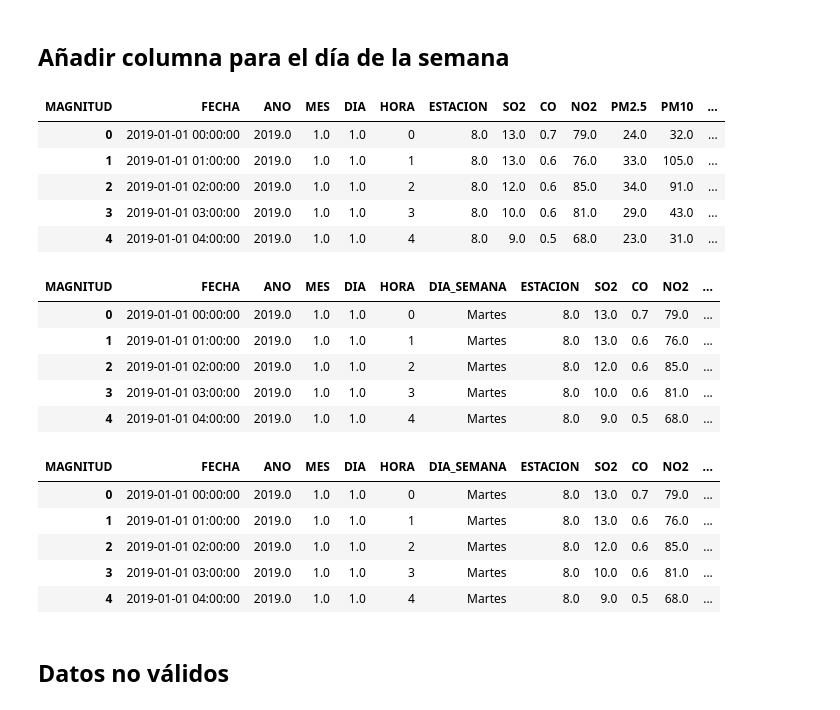
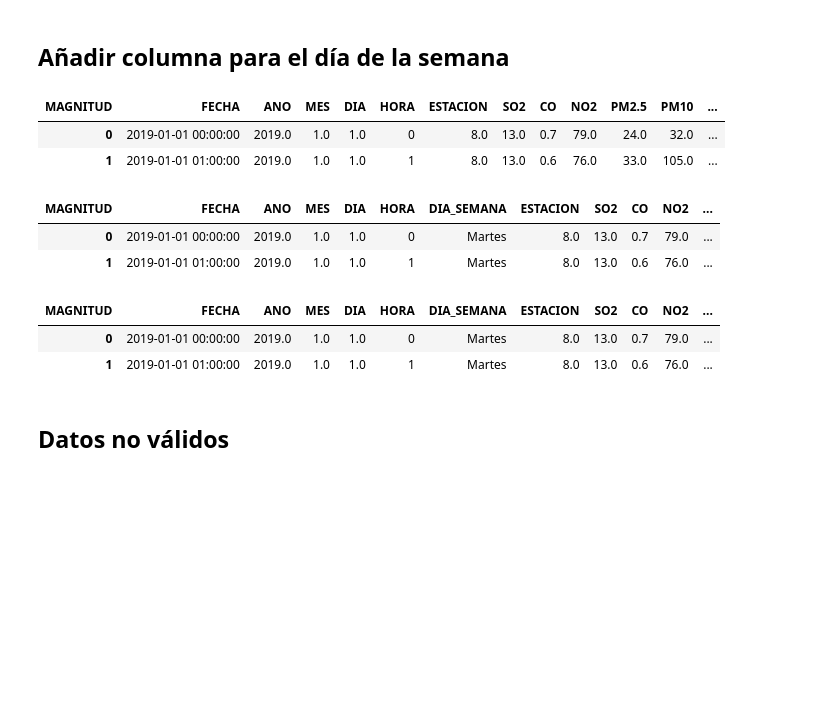
Before and after one commit to EmmaMontalban/grupo1_analisis, a Jupyter notebook: notebooks/0.1.Creaccion_columnas__aire.ipynb, the cells around one changed output. Drawn from its saved outputs; the diff is of its cells as text; code cells hidden in the pictures; blank space fills up the shorter version.

```diff
--- a/notebooks/0.1.Creaccion_columnas__aire.ipynb
+++ b/notebooks/0.1.Creaccion_columnas__aire.ipynb
@@ -247,35 +241,26 @@ df.head(1)
 dates = df['FECHA'].dt.to_pydatetime()
 days_of_week = ['Lunes', 'Martes', 'Miercoles', 'Jueves', 'Viernes', 'Sabado', 'Domingo']
 df['DIA_SEMANA'] = np.array([days_of_week[d.weekday()] for d in dates])
-df.head()
+df.head(2)
 # %% [output]
 | MAGNITUD | FECHA | ANO | MES | DIA | HORA | ESTACION | SO2 | CO | NO2 | PM2.5 | PM10 | ... |
 | 0 | 2019-01-01 00:00:00 | 2019.0 | 1.0 | 1.0 | 0 | 8.0 | 13.0 | 0.7 | 79.0 | 24.0 | 32.0 | ... |
 | 1 | 2019-01-01 01:00:00 | 2019.0 | 1.0 | 1.0 | 1 | 8.0 | 13.0 | 0.6 | 76.0 | 33.0 | 105.0 | ... |
-| 2 | 2019-01-01 02:00:00 | 2019.0 | 1.0 | 1.0 | 2 | 8.0 | 12.0 | 0.6 | 85.0 | 34.0 | 91.0 | ... |
-| 3 | 2019-01-01 03:00:00 | 2019.0 | 1.0 | 1.0 | 3 | 8.0 | 10.0 | 0.6 | 81.0 | 29.0 | 43.0 | ... |
-| 4 | 2019-01-01 04:00:00 | 2019.0 | 1.0 | 1.0 | 4 | 8.0 | 9.0 | 0.5 | 68.0 | 23.0 | 31.0 | ... |
 # %%
 dia_semana = df.pop('DIA_SEMANA')
 df.insert(5, 'DIA_SEMANA', dia_semana)
-df.head()
+df.head(2)
 # %% [output]
 | MAGNITUD | FECHA | ANO | MES | DIA | HORA | DIA_SEMANA | ESTACION | SO2 | CO | NO2 | ... |
 | 0 | 2019-01-01 00:00:00 | 2019.0 | 1.0 | 1.0 | 0 | Martes | 8.0 | 13.0 | 0.7 | 79.0 | ... |
 | 1 | 2019-01-01 01:00:00 | 2019.0 | 1.0 | 1.0 | 1 | Martes | 8.0 | 13.0 | 0.6 | 76.0 | ... |
-| 2 | 2019-01-01 02:00:00 | 2019.0 | 1.0 | 1.0 | 2 | Martes | 8.0 | 12.0 | 0.6 | 85.0 | ... |
-| 3 | 2019-01-01 03:00:00 | 2019.0 | 1.0 | 1.0 | 3 | Martes | 8.0 | 10.0 | 0.6 | 81.0 | ... |
-| 4 | 2019-01-01 04:00:00 | 2019.0 | 1.0 | 1.0 | 4 | Martes | 8.0 | 9.0 | 0.5 | 68.0 | ... |
 # %%
 df.reset_index(drop=True)
-df.head()
+df.head(2)
 # %% [output]
 | MAGNITUD | FECHA | ANO | MES | DIA | HORA | DIA_SEMANA | ESTACION | SO2 | CO | NO2 | ... |
 | 0 | 2019-01-01 00:00:00 | 2019.0 | 1.0 | 1.0 | 0 | Martes | 8.0 | 13.0 | 0.7 | 79.0 | ... |
 | 1 | 2019-01-01 01:00:00 | 2019.0 | 1.0 | 1.0 | 1 | Martes | 8.0 | 13.0 | 0.6 | 76.0 | ... |
-| 2 | 2019-01-01 02:00:00 | 2019.0 | 1.0 | 1.0 | 2 | Martes | 8.0 | 12.0 | 0.6 | 85.0 | ... |
-| 3 | 2019-01-01 03:00:00 | 2019.0 | 1.0 | 1.0 | 3 | Martes | 8.0 | 10.0 | 0.6 | 81.0 | ... |
-| 4 | 2019-01-01 04:00:00 | 2019.0 | 1.0 | 1.0 | 4 | Martes | 8.0 | 9.0 | 0.5 | 68.0 | ... |
 # %% [markdown]
 ## Datos no válidos
 # %%
```
Also changed, not shown: parts of 8 cells of this notebook.
